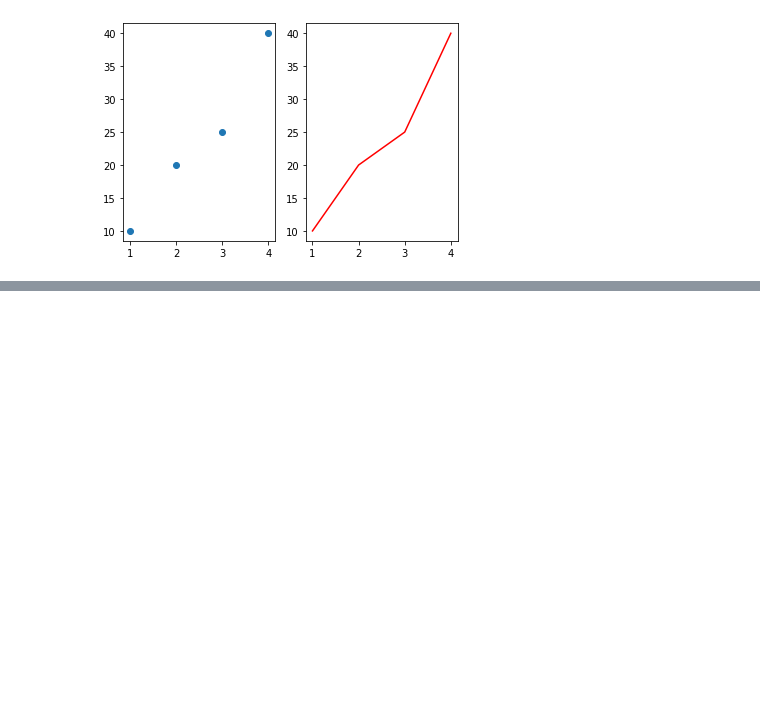
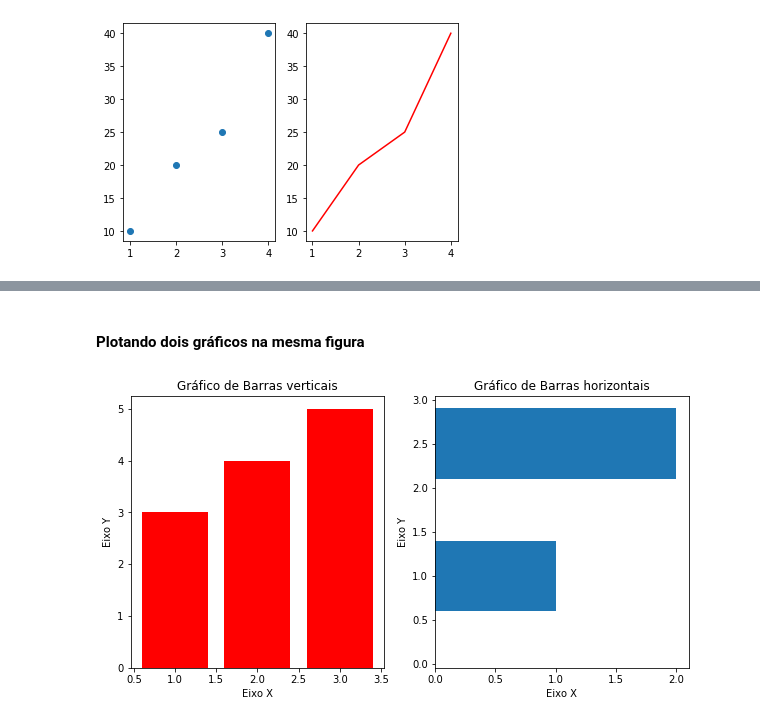
Before and after one commit to Jvmantuan/Data-Science, a Jupyter notebook: Matplotlib/Untitled.ipynb, the cells around one changed output, grey strips where cells are left out. Saved outputs shown, nothing was run; the diff lists cells and outputs as text; code cells hidden in the pictures; blank space fills up the shorter version.

```diff
--- a/Matplotlib/Untitled.ipynb
+++ b/Matplotlib/Untitled.ipynb
@@ -163,0 +200,22 @@ plt.plot(x,y, color='r')
+# %% [markdown]
+#### Plotando dois gráficos na mesma figura
+# %%
+fig, (ax1, ax2) = plt.subplots(1, 2, figsize=(10,5))
+
+ax1.bar([1,2,3],[3,4,5], color='r')
+ax1.set(
+    title='Gráfico de Barras verticais',
+    xlabel='Eixo X',
+    ylabel='Eixo Y'
+)
+
+ax2.barh([0.5,1,2.5],[0,1,2])
+ax2.set(
+    title='Gráfico de Barras horizontais',
+    xlabel='Eixo X',
+    ylabel='Eixo Y'
+)
+
+plt.show()
+# %% [output]
+[figure, added]
```
Also changed, not shown: parts of 13 cells of this notebook.
